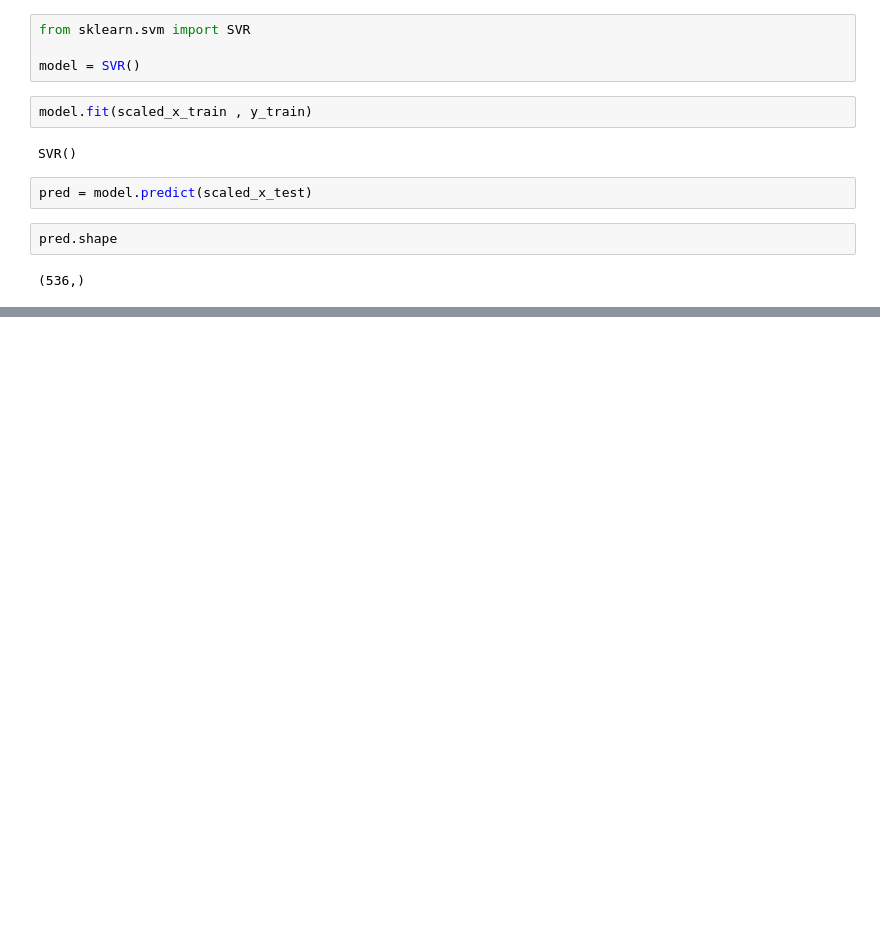
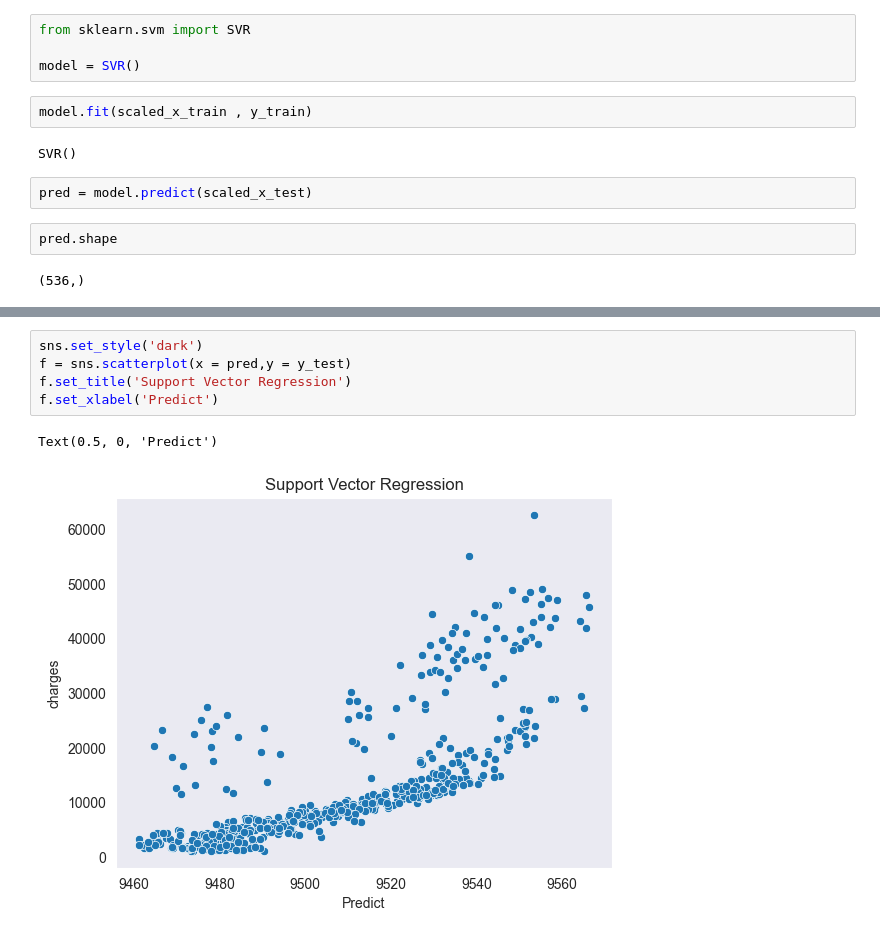
Before and after one commit to satyam1256/Data_Science, a Jupyter notebook: Machine_Learning/Support_Vector/support_vector.ipynb, the cells around one changed output, grey strips where cells are left out. Drawn from its saved outputs; the diff is of its cells as text; blank space fills up the shorter version.

```diff
--- a/Machine_Learning/Support_Vector/support_vector.ipynb
+++ b/Machine_Learning/Support_Vector/support_vector.ipynb
@@ -305,0 +341,8 @@ Name: charges, dtype: float64
+# %%
+sns.set_style('dark')
+f = sns.scatterplot(x = pred,y = y_test)
+f.set_title('Support Vector Regression')
+f.set_xlabel('Predict')
+# %% [output]
+Text(0.5, 0, 'Predict')
+[figure, added]
```
Also changed, not shown: parts of 5 cells of this notebook, 4 other files.
